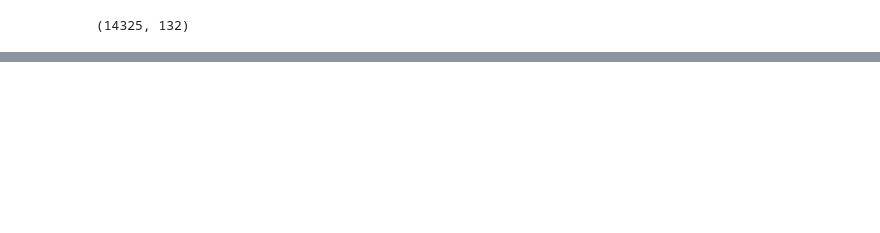
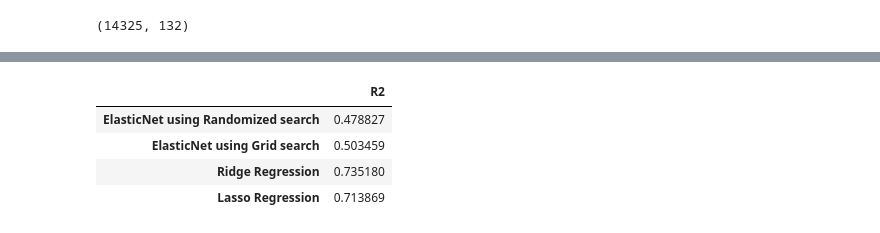
Before and after one commit to izsom/BusinessIntelligence, a Jupyter notebook: Sub3/4modeling.ipynb, the cells around one changed output, grey strips where cells are left out. Saved outputs shown, nothing was run; the diff lists cells and outputs as text; code cells hidden in the pictures; blank space fills up the shorter version.

Commit message:
Further steps in modeling

```diff
--- a/Sub3/4modeling.ipynb
+++ b/Sub3/4modeling.ipynb
@@ -40,0 +174,6 @@ nan
+# %%
+MAPE_scorer = make_scorer(r2_score, greater_is_better=True)
+randomized_search = GridSearchCV(estimator=Lasso(), param_grid={'alpha': alphas}, scoring=MAPE_scorer, cv=3)
+randomized_search.fit(X_train, y_train)
+best_alpha_random_lasso = randomized_search.best_params_['alpha']
+print(f"The optimal value of alpha is {best_alpha_random_lasso} based on Randomized search for Lasso regression.")
@@ -40,0 +182,37 @@ nan
+# %%
+alphasToTest = [best_alpha_random, best_alpha_gird, best_alpha_random_ridge, best_alpha_random_lasso]
+l1_ratiosToTest = [best_l1_random, best_l1_gird]
+Results = {} #['ElasticNet Randomized', 'ElasticNet Grid', 'Ridge Randomized', 'Lasso Randomized']
+# ElasticNet Randomized
+reg_mod = ElasticNet(alpha=alphasToTest[0], l1_ratio=l1_ratiosToTest[0])
+reg_mod.fit(X_train, y_train)
+y_pred = reg_mod.predict(X_val)
+r2 = r2_score(y_val, y_pred)
+Results['ElasticNet using Randomized search'] = r2
+# ElasticNet Grid
+reg_mod = ElasticNet(alpha=alphasToTest[1], l1_ratio=l1_ratiosToTest[1])
+reg_mod.fit(X_train, y_train)
+y_pred = reg_mod.predict(X_val)
+r2 = r2_score(y_val, y_pred)
+Results['ElasticNet using Grid search'] = r2
+# Ridge Randomized
+reg_mod = Ridge(alpha=alphasToTest[2])
+reg_mod.fit(X_train, y_train)
+y_pred = reg_mod.predict(X_val)
+r2 = r2_score(y_val, y_pred)
+Results['Ridge Regression'] = r2
+# Laso Randomized
+reg_mod = Lasso(alpha=alphasToTest[3])
+reg_mod.fit(X_train, y_train)
+y_pred = reg_mod.predict(X_val)
+r2 = r2_score(y_val, y_pred)
+Results['Lasso Regression'] = r2
+# %%
+results_df = pd.DataFrame.from_dict(Results, orient='index', columns=['R2'])
+plt.figure(figsize=(10, 6))
+ax = sns.barplot(x = results_df.index , y=results_df.R2)
+ax.set(ylim=(0, 1))
+plt.title('R2 Score for different models')
+plt.savefig('diagrams/model_check.png')
+plt.show()
+#results_df.plot(kind='bar', rot=45, legend=False, title='R2 for different models')
@@ -40,0 +221,8 @@ nan
+# %%
+results_df
+# %% [output]
+|  | R2 |
+| ElasticNet using Randomized search | 0.478827 |
+| ElasticNet using Grid search | 0.503459 |
+| Ridge Regression | 0.735180 |
+| Lasso Regression | 0.713869 |
```
Also changed, not shown: parts of 19 cells of this notebook, 2 other files.
